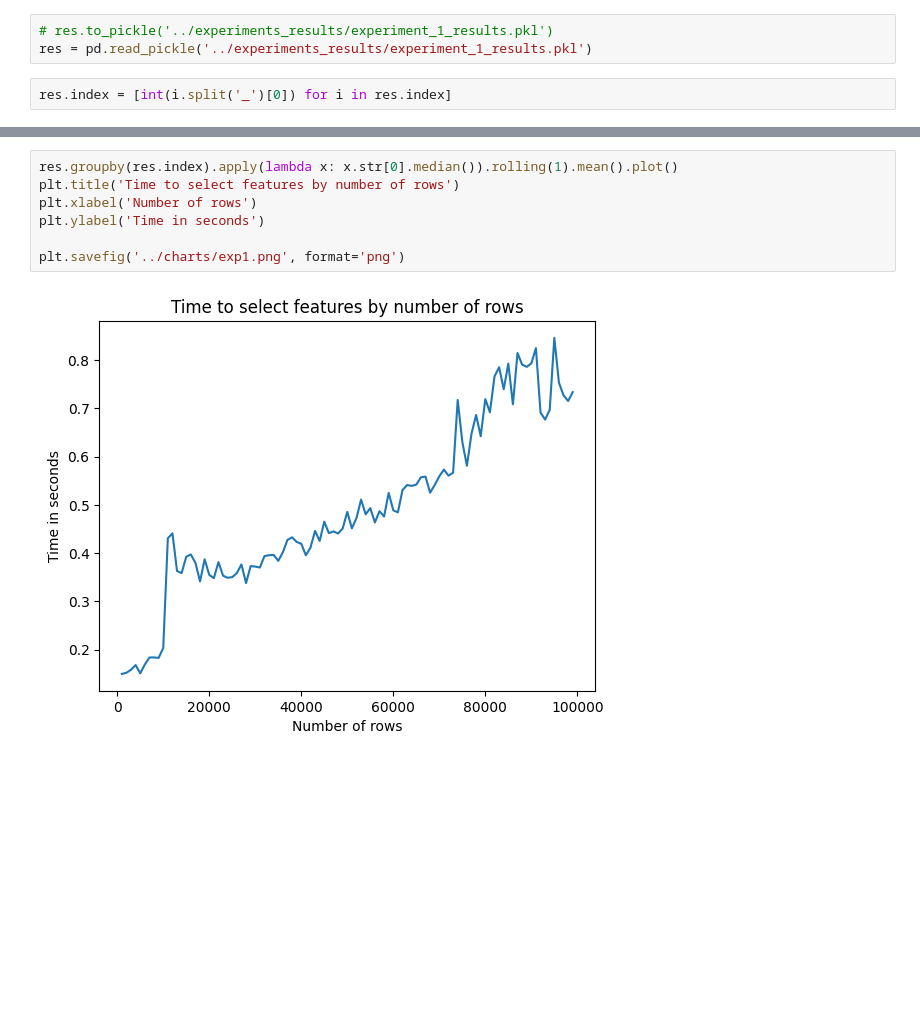
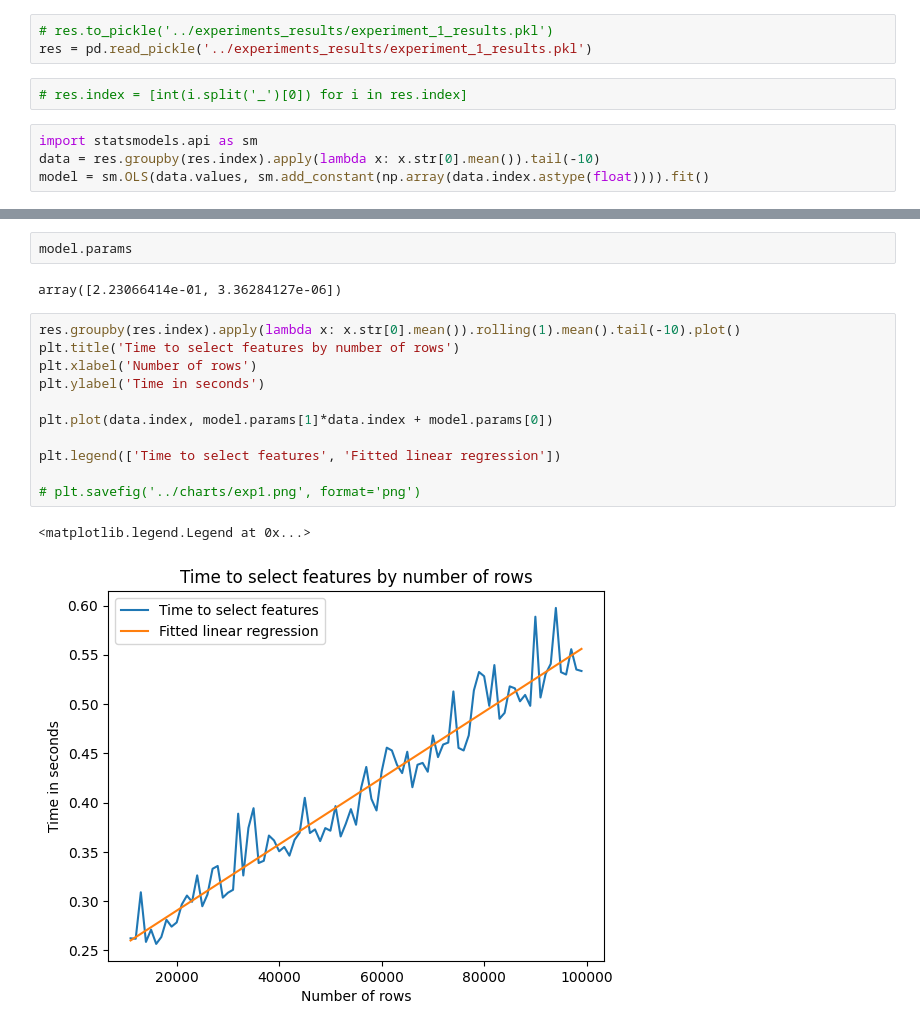
Before and after one commit to mikolajzalewski/mcut_feature_selection, a Jupyter notebook: notebooks_with_experiments/exp_1.ipynb, the cells around one changed output, grey strips where cells are left out. Saved outputs shown, nothing was run; the diff lists cells and outputs as text; blank space fills up the shorter version.

```diff
--- a/notebooks_with_experiments/exp_1.ipynb
+++ b/notebooks_with_experiments/exp_1.ipynb
@@ -29,4 +29,8 @@ I saved importantn features due to the Lasso regression as an attribute 'importa
 # res.to_pickle('../experiments_results/experiment_1_results.pkl')
 res = pd.read_pickle('../experiments_results/experiment_1_results.pkl')
 # %%
-res.index = [int(i.split('_')[0]) for i in res.index]
+# res.index = [int(i.split('_')[0]) for i in res.index]
+# %%
+import statsmodels.api as sm
+data = res.groupby(res.index).apply(lambda x: x.str[0].mean()).tail(-10)
+model = sm.OLS(data.values, sm.add_constant(np.array(data.index.astype(float)))).fit()
@@ -33,9 +61,18 @@ res.index = [int(i.split('_')[0]) for i in res.index]
+# %%
+model.params
+# %% [output]
+array([2.23066414e-01, 3.36284127e-06])
 # %%
-res.groupby(res.index).apply(lambda x: x.str[0].median()).rolling(1).mean().plot()
+res.groupby(res.index).apply(lambda x: x.str[0].mean()).rolling(1).mean().tail(-10).plot()
 plt.title('Time to select features by number of rows')
 plt.xlabel('Number of rows')
 plt.ylabel('Time in seconds')
 
-plt.savefig('../charts/exp1.png', format='png')
+plt.plot(data.index, model.params[1]*data.index + model.params[0])
+
+plt.legend(['Time to select features', 'Fitted linear regression'])
+
+# plt.savefig('../charts/exp1.png', format='png')
 # %% [output]
+<matplotlib.legend.Legend at 0x...>
-[figure, old version]
+[figure, new version]
```
Also changed, not shown: parts of 2 cells of this notebook, 5 other files.
